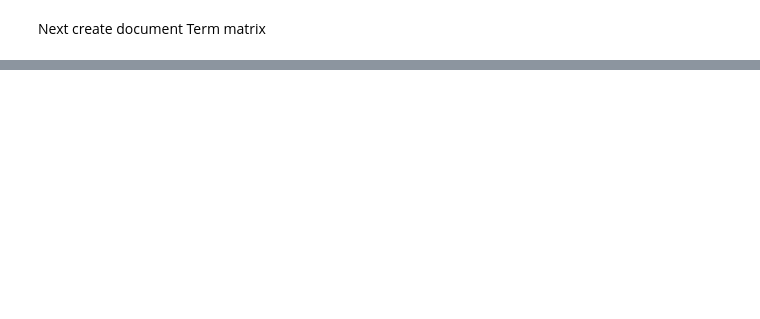
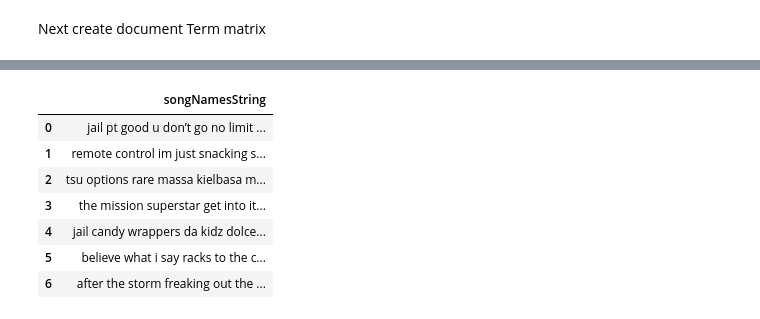
Before and after one commit to John3Baskerville/SpotifyClustering, a Jupyter notebook: Juypter Notebooks/NLP Topic Generation Spotify Songs.ipynb, the cells around one changed output, grey strips where cells are left out. Cells and saved outputs as stored; diff of their text form; code cells hidden in the pictures; blank space fills up the shorter version.

```diff
--- a/Juypter Notebooks/NLP Topic Generation Spotify Songs.ipynb
+++ b/Juypter Notebooks/NLP Topic Generation Spotify Songs.ipynb
@@ -76,0 +203,11 @@ data_dtm
+# %%
+data_clean
+# %% [output]
+|  | songNamesString |
+| 0 | jail pt good u don’t go no limit ... |
+| 1 | remote control im just snacking s... |
+| 2 | tsu options rare massa kielbasa m... |
+| 3 | the mission superstar get into it... |
+| 4 | jail candy wrappers da kidz dolce... |
+| 5 | believe what i say racks to the c... |
+| 6 | after the storm freaking out the ... |
```
Also changed, not shown: parts of 17 cells of this notebook.
